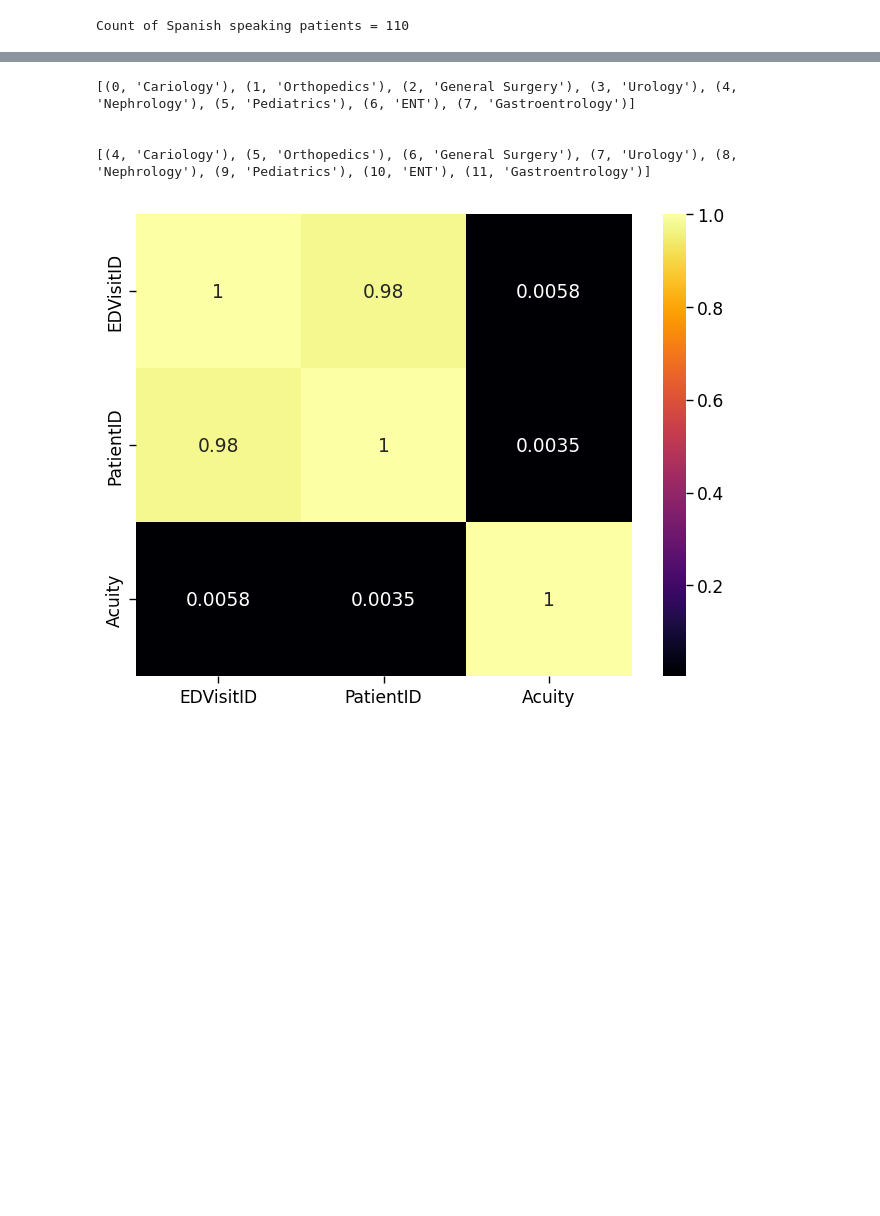
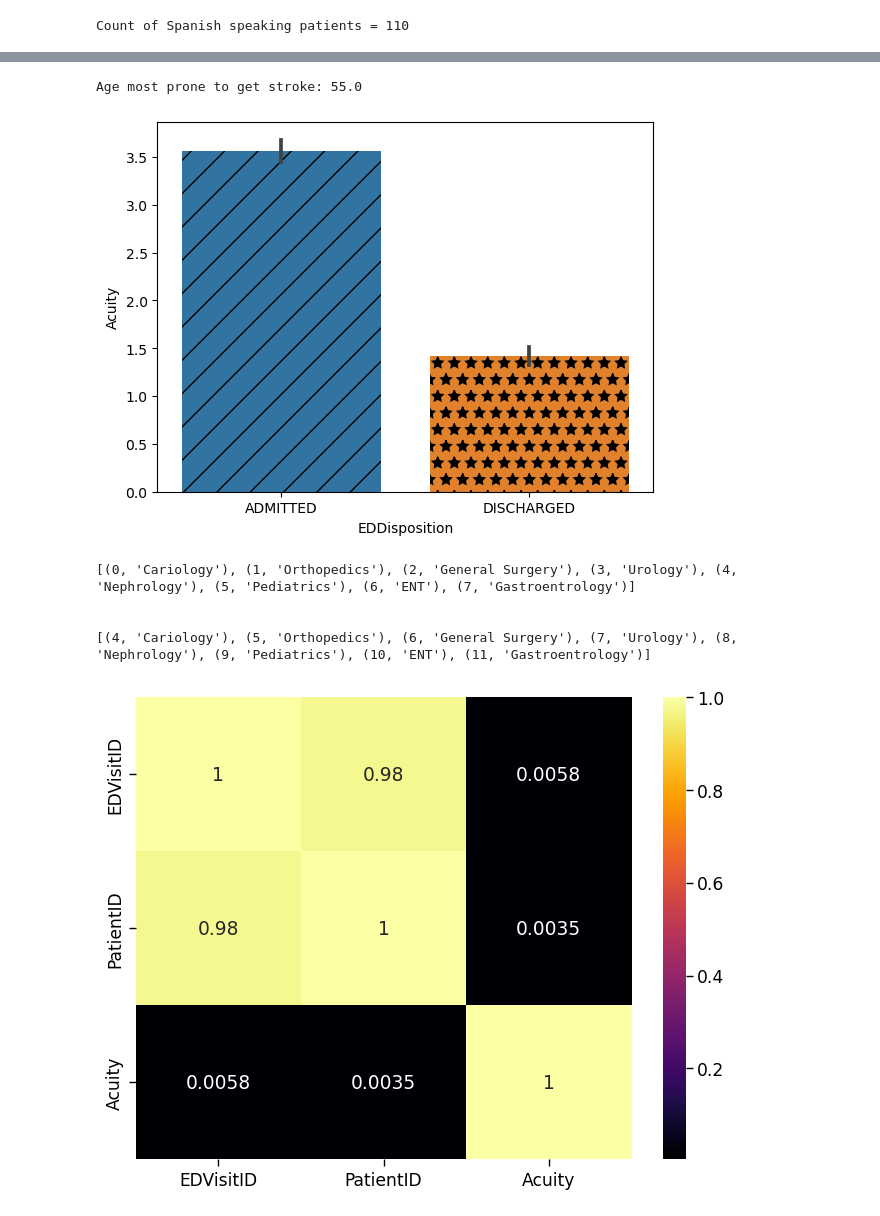
Before and after one commit to akilarvn/Python-Hackathon, a Jupyter notebook: DataEagles_FinalQuestions.ipynb, the cells around one changed output, grey strips where cells are left out. Saved outputs shown, nothing was run; the diff lists cells and outputs as text; code cells hidden in the pictures; blank space fills up the shorter version.

```diff
--- a/DataEagles_FinalQuestions.ipynb
+++ b/DataEagles_FinalQuestions.ipynb
@@ -449,3 +591,45 @@ plt.show()
+# %%
+#Question 43 - Find the age prone to get stroke.
+from scipy import stats
+warnings.filterwarnings("ignore", category=FutureWarning)
+
+day = datetime.now()
+columns = ['PatientID', 'Age', 'PrimaryDiagnosis']
+PatientID_Age_Diagnosis = pd.DataFrame(columns=columns)
+
+#Merging 2 Dataframes
+
+Patients_Discharges = pd.merge(Patients, Discharges, on='PatientID', how='left')
+
+
+#Code to calculate age from date of birth
+for index, row in Patients_Discharges.iterrows():
+    dateofbirth = row['DateOfBirth']
+    age_timedelta = (day-dateofbirth)
+    age_years = age_timedelta.days//365.25
+    PatientID_Age_Diagnosis = PatientID_Age_Diagnosis.append({'PatientID': row['PatientID'], 'Age': age_years, 'PrimaryDiagnosis': row['PrimaryDiagnosis']}, ignore_index=True)
+
+#Filtering the   PatientID_Age_Diagnosis dataframe to get rows with stroke as primary diagnosis
+stroke_records = PatientID_Age_Diagnosis[PatientID_Age_Diagnosis['PrimaryDiagnosis'] == 'Stroke']
+
+# Calculating the mode of the 'Age' column which also indicates the age more #prone to stroke
+age_mode = stats.mode(stroke_records['Age'])
+print("Age most prone to get stroke: {}".format(age_mode.mode[0]))
+# %% [output]
+Age most prone to get stroke: 55.0
+# %%
+#Question 44 - Create a bar chart by making list on Acuity & EDDisposition column (with no duplicates) & make the hatchs onto the bar by using set_hatch() method.
+
+df1=pd.read_excel("HospitalDatabase.xlsx",sheet_name="EDUnique")
+df1['EDDisposition'] = df1['EDDisposition'].str.upper()
+bars=sns.barplot(x='EDDisposition', y='Acuity', data=df1)
+hatches = ["*", "/", "o", "x"]
+
+for patch in bars.patches:
+   patch.set_hatch(hatches[np.random.randint(10)%len(hatches)])
+plt.show()
+# %% [output]
+[figure, added]
 # %%
 #Question 45 - Usage of Enumeration in Python with any example
 
```
Also changed, not shown: parts of 81 cells of this notebook.
